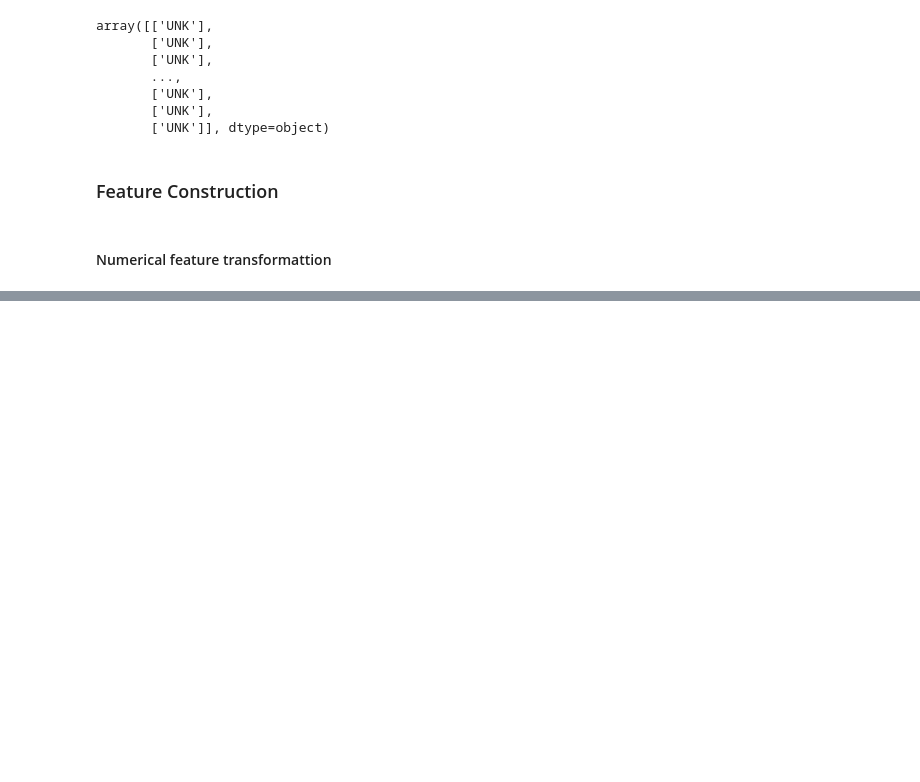
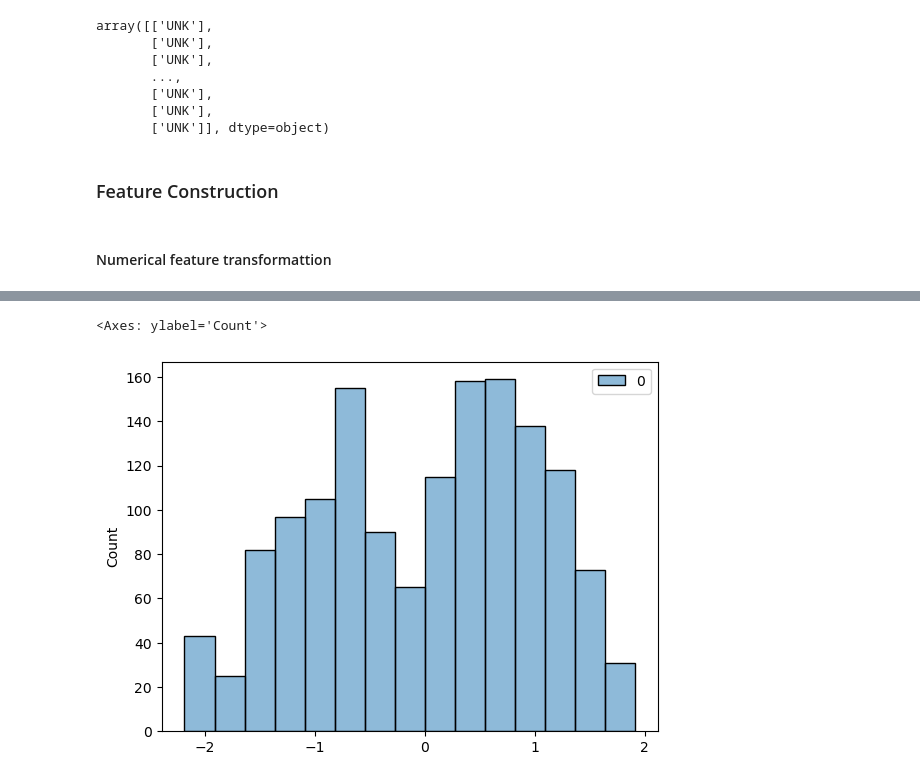
Before and after one commit to lhduc94/covid_19_prediction, a Jupyter notebook: notebooks/main.ipynb, the cells around one changed output, grey strips where cells are left out. Saved outputs shown, nothing was run; the diff lists cells and outputs as text; code cells hidden in the pictures; blank space fills up the shorter version.

```diff
--- a/notebooks/main.ipynb
+++ b/notebooks/main.ipynb
@@ -248,0 +285,7 @@ Chúng ta sử dụng log transformation khi phân phối dữ liệu quá lệc
+# %%
+covid_flu['Age'] = covid_flu['Age'] + 0.01
+# %%
+sns.histplot(power_trans.fit_transform(covid_flu[['Age']]))
+# %% [output]
+<Axes: ylabel='Count'>
+[figure, added]
```
Also changed, not shown: parts of 11 cells of this notebook.
